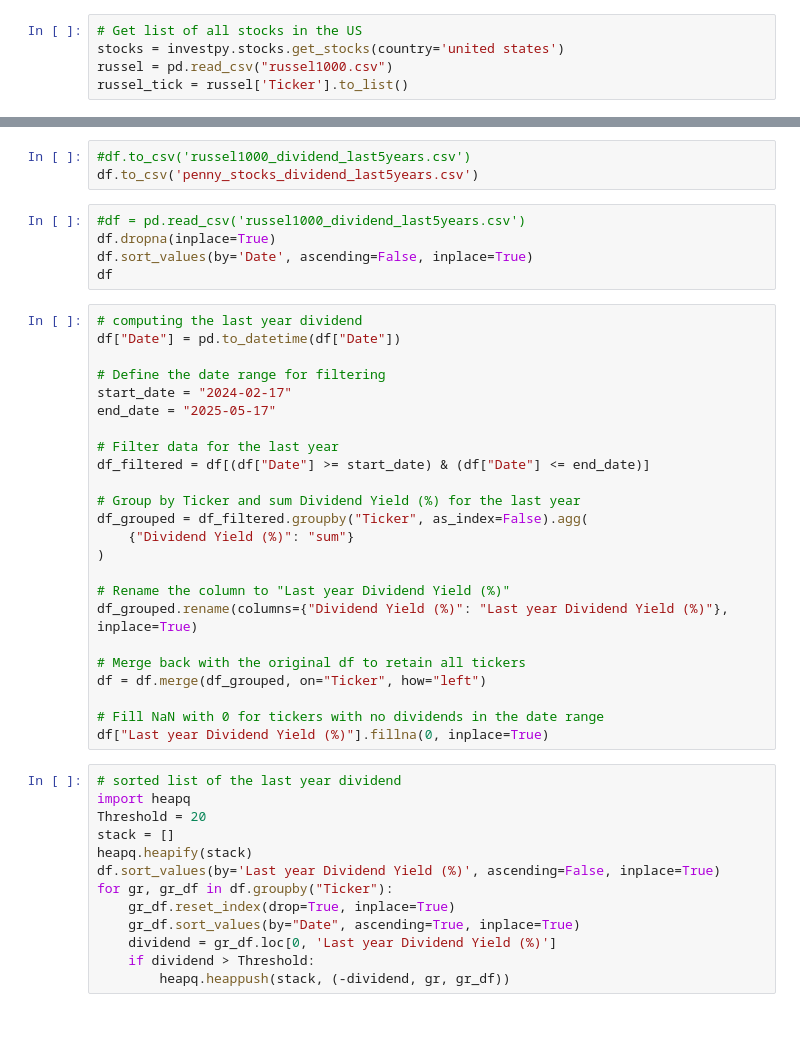
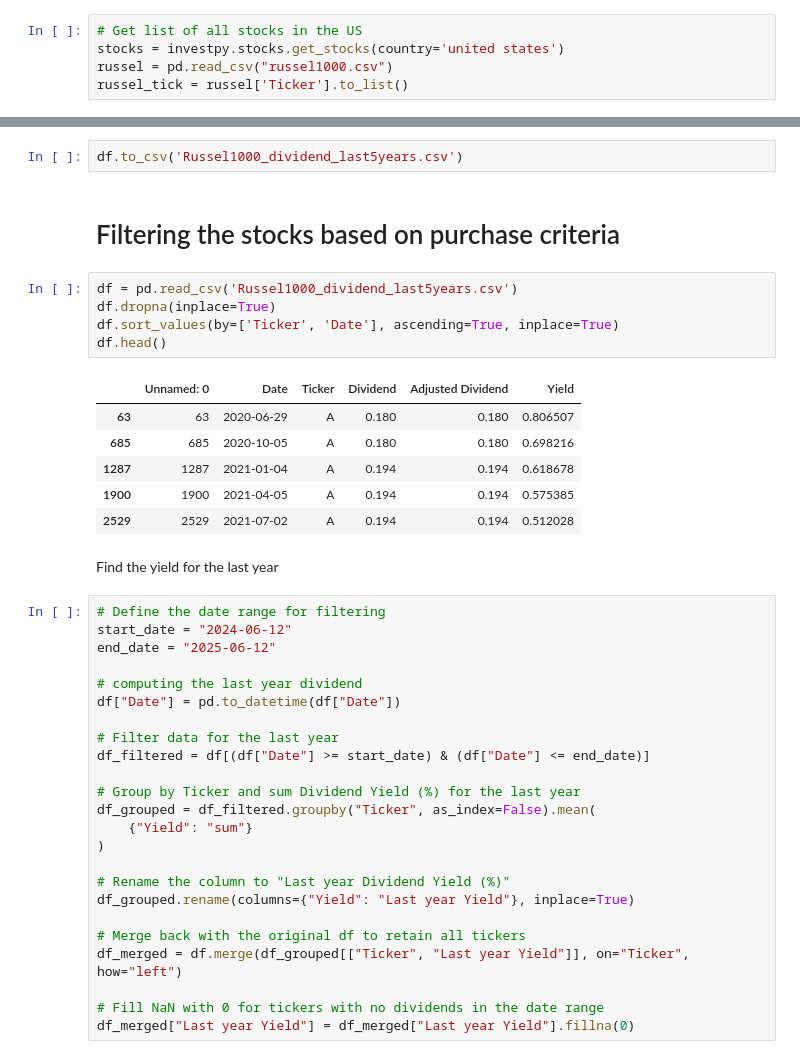
Before and after one commit to sarashs/Wallstreet-Bets, a Jupyter notebook: Notebooks/dividend_stock_finder.ipynb, the cells around one changed output, grey strips where cells are left out. Drawn from its saved outputs; the diff is of its cells as text; blank space fills up the shorter version.

```diff
--- a/Notebooks/dividend_stock_finder.ipynb
+++ b/Notebooks/dividend_stock_finder.ipynb
@@ -72,45 +108,42 @@ df = get_dividend_data(tickers)
 # %%
-#df.to_csv('russel1000_dividend_last5years.csv')
-df.to_csv('penny_stocks_dividend_last5years.csv')
+df.to_csv('Russel1000_dividend_last5years.csv')
+# %% [markdown]
+# Filtering the stocks based on purchase criteria
 # %%
-#df = pd.read_csv('russel1000_dividend_last5years.csv')
+df = pd.read_csv('Russel1000_dividend_last5years.csv')
 df.dropna(inplace=True)
-df.sort_values(by='Date', ascending=False, inplace=True)
-df
+df.sort_values(by=['Ticker', 'Date'], ascending=True, inplace=True)
+df.head()
+# %% [output]
+|  | Unnamed: 0 | Date | Ticker | Dividend | Adjusted Dividend | Yield |
+| 63 | 63 | 2020-06-29 | A | 0.180 | 0.180 | 0.806507 |
+| 685 | 685 | 2020-10-05 | A | 0.180 | 0.180 | 0.698216 |
+| 1287 | 1287 | 2021-01-04 | A | 0.194 | 0.194 | 0.618678 |
+| 1900 | 1900 | 2021-04-05 | A | 0.194 | 0.194 | 0.575385 |
+| 2529 | 2529 | 2021-07-02 | A | 0.194 | 0.194 | 0.512028 |
+# %% [markdown]
+Find the yield for the last year
 # %%
+# Define the date range for filtering
+start_date = "2024-06-12"
+end_date = "2025-06-12"
+
 # computing the last year dividend
 df["Date"] = pd.to_datetime(df["Date"])
-
-# Define the date range for filtering
-start_date = "2024-02-17"
-end_date = "2025-05-17"
 
 # Filter data for the last year
 df_filtered = df[(df["Date"] >= start_date) & (df["Date"] <= end_date)]
 
 # Group by Ticker and sum Dividend Yield (%) for the last year
-df_grouped = df_filtered.groupby("Ticker", as_index=False).agg(
-    {"Dividend Yield (%)": "sum"}
+df_grouped = df_filtered.groupby("Ticker", as_index=False).mean(
+    {"Yield": "sum"}
 )
 
 # Rename the column to "Last year Dividend Yield (%)"
-df_grouped.rename(columns={"Dividend Yield (%)": "Last year Dividend Yield (%)"}, inplace=True)
+df_grouped.rename(columns={"Yield": "Last year Yield"}, inplace=True)
 
 # Merge back with the original df to retain all tickers
-df = df.merge(df_grouped, on="Ticker", how="left")
+df_merged = df.merge(df_grouped[["Ticker", "Last year Yield"]], on="Ticker", how="left")
 
 # Fill NaN with 0 for tickers with no dividends in the date range
-df["Last year Dividend Yield (%)"].fillna(0, inplace=True)
+df_merged["Last year Yield"] = df_merged["Last year Yield"].fillna(0)
-# %%
-# sorted list of the last year dividend
-import heapq
-Threshold = 20
-stack = []
-heapq.heapify(stack)
-df.sort_values(by='Last year Dividend Yield (%)', ascending=False, inplace=True)
-for gr, gr_df in df.groupby("Ticker"):
-    gr_df.reset_index(drop=True, inplace=True)
-    gr_df.sort_values(by="Date", ascending=True, inplace=True)
-    dividend = gr_df.loc[0, 'Last year Dividend Yield (%)']
-    if dividend > Threshold:
-        heapq.heappush(stack, (-dividend, gr, gr_df))
```
Also changed, not shown: parts of 15 cells of this notebook, 2 other files.
